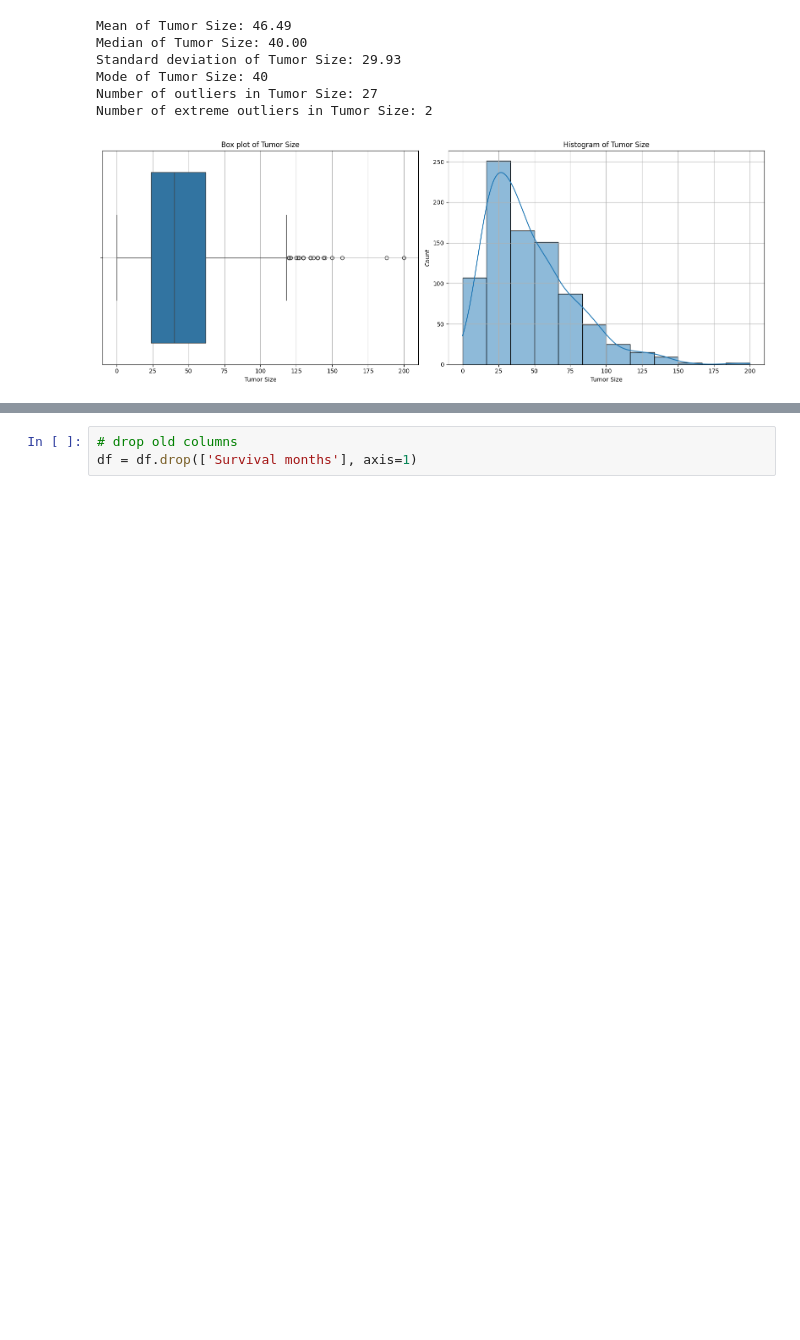
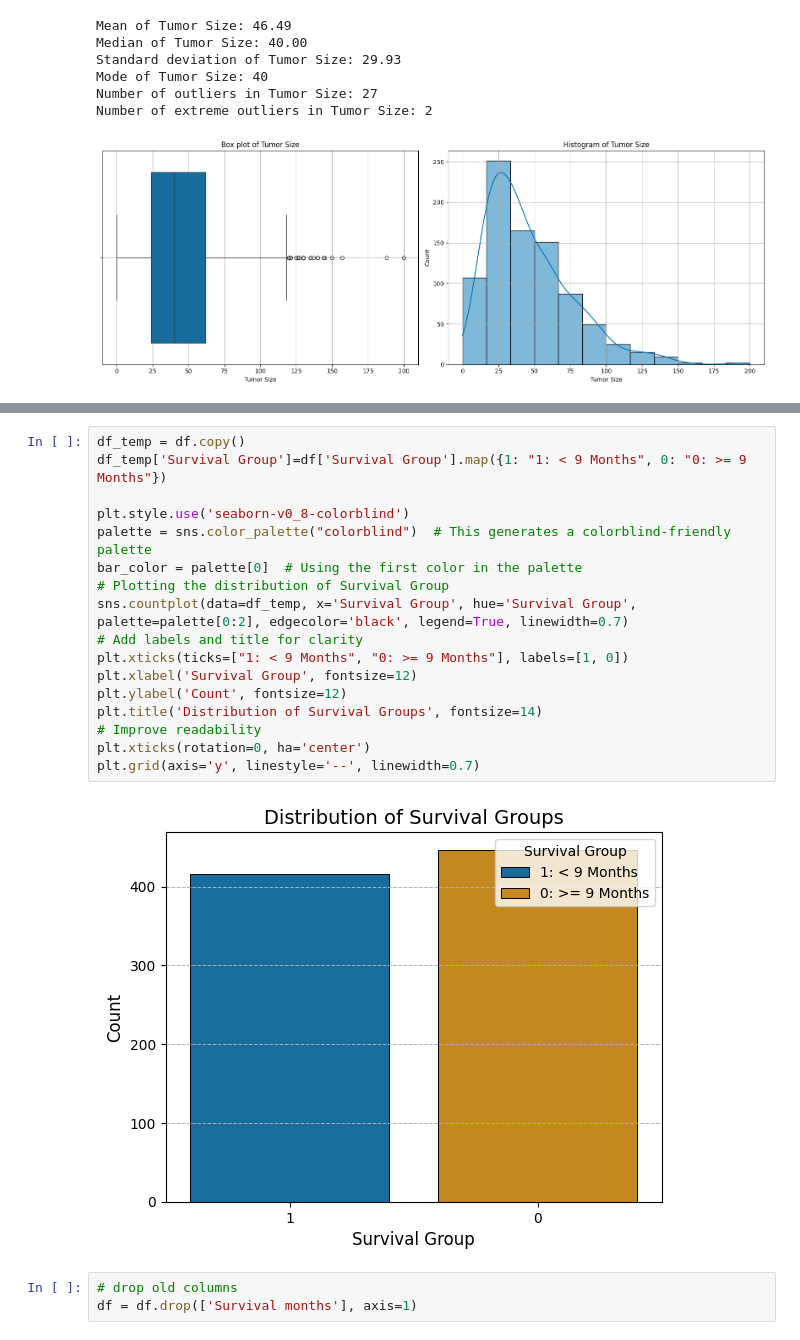
Before and after one commit to MSWinds/C-SCLC-PrognosisML, a Jupyter notebook: data1_preprocessing.ipynb, the cells around one changed output, grey strips where cells are left out. Cells and saved outputs as stored; diff of their text form; blank space fills up the shorter version.

```diff
--- a/data1_preprocessing.ipynb
+++ b/data1_preprocessing.ipynb
@@ -56,3 +74,22 @@ Survival Group
+# %%
+df_temp = df.copy()
+df_temp['Survival Group']=df['Survival Group'].map({1: "1: < 9 Months", 0: "0: >= 9 Months"})
+
+plt.style.use('seaborn-v0_8-colorblind')
+palette = sns.color_palette("colorblind")  # This generates a colorblind-friendly palette
+bar_color = palette[0]  # Using the first color in the palette
+# Plotting the distribution of Survival Group
+sns.countplot(data=df_temp, x='Survival Group', hue='Survival Group', palette=palette[0:2], edgecolor='black', legend=True, linewidth=0.7)
+# Add labels and title for clarity
+plt.xticks(ticks=["1: < 9 Months", "0: >= 9 Months"], labels=[1, 0])
+plt.xlabel('Survival Group', fontsize=12)
+plt.ylabel('Count', fontsize=12)
+plt.title('Distribution of Survival Groups', fontsize=14)
+# Improve readability
+plt.xticks(rotation=0, ha='center')
+plt.grid(axis='y', linestyle='--', linewidth=0.7)
+# %% [output]
+[figure, added]
 # %%
 # drop old columns
 df = df.drop(['Survival months'], axis=1)
```
Also changed, not shown: parts of 6 cells of this notebook, 2 other files.
